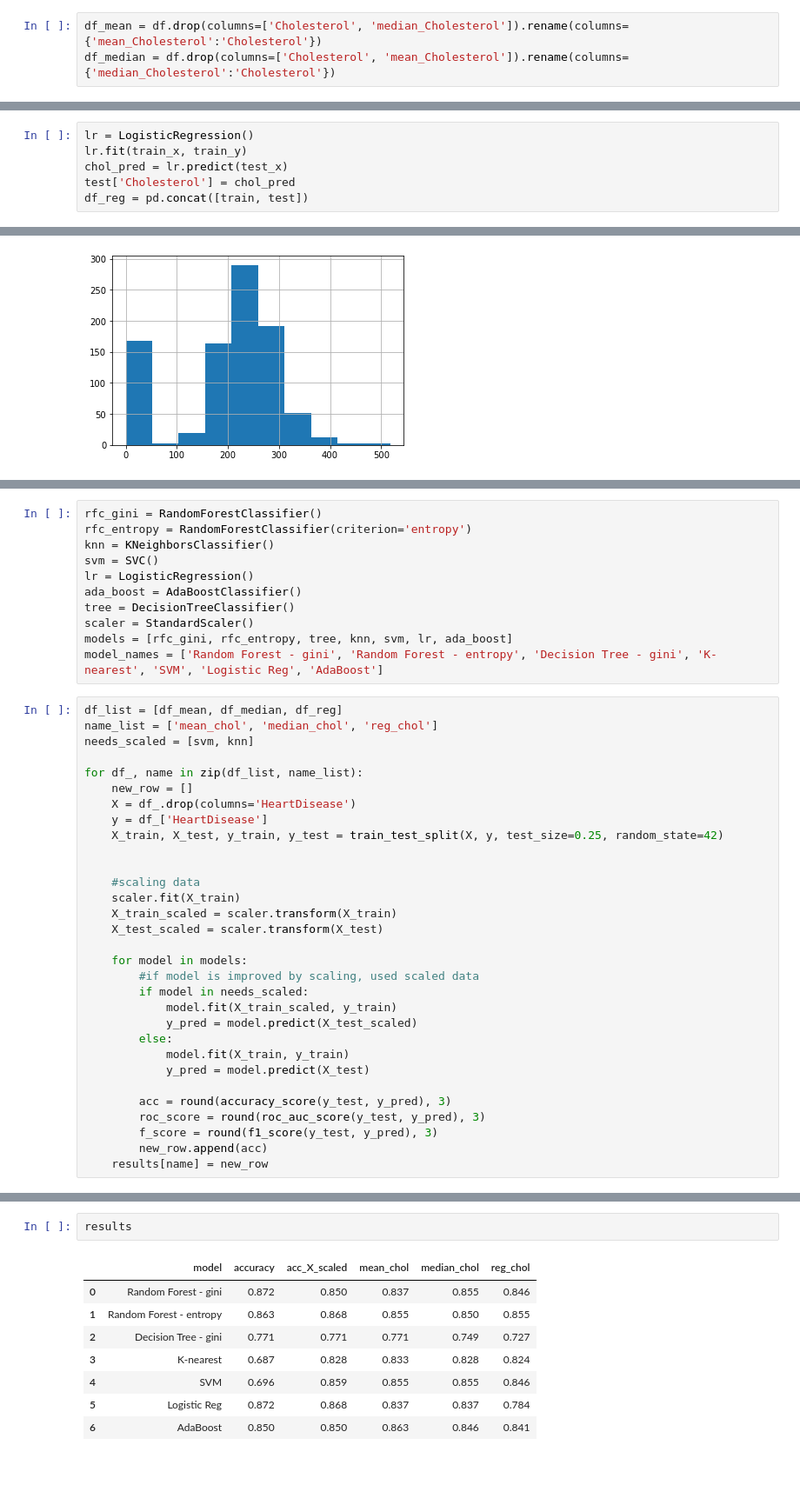
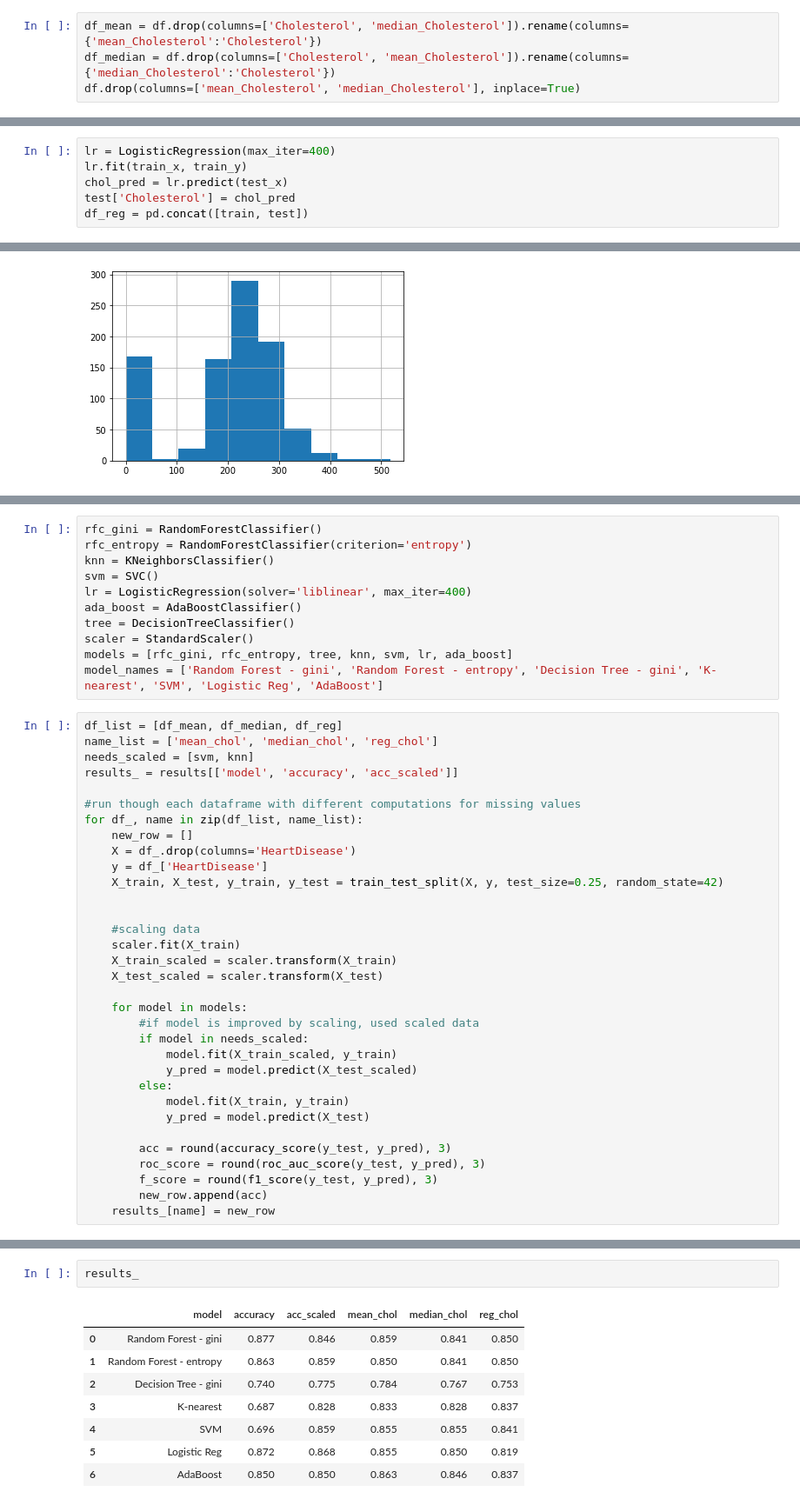
Before and after one commit to zholsclaw/Springboard, a Jupyter notebook: Capstone 2/Modeling.ipynb, the cells around one changed output, grey strips where cells are left out. Shown at 87% size. Saved outputs shown, nothing was run; the diff lists cells and outputs as text; blank space fills up the shorter version.

Commit message:
modeling done

```diff
--- a/Capstone 2/Modeling.ipynb
+++ b/Capstone 2/Modeling.ipynb
@@ -273,6 +276,7 @@ df['median_Cholesterol'] = df['Cholesterol'].replace(0, df['Cholesterol'].median
 # %%
 df_mean = df.drop(columns=['Cholesterol', 'median_Cholesterol']).rename(columns={'mean_Cholesterol':'Cholesterol'})
 df_median = df.drop(columns=['Cholesterol', 'mean_Cholesterol']).rename(columns={'median_Cholesterol':'Cholesterol'})
+df.drop(columns=['mean_Cholesterol', 'median_Cholesterol'], inplace=True)
 # %%
 train = df[df['Cholesterol'] != 0]
 test = df[df['Cholesterol'] == 0]
@@ -281,7 +285,7 @@ train_y = train['Cholesterol']
 test_x = test.drop(columns='Cholesterol')
 test_y = test['Cholesterol']
 # %%
-lr = LogisticRegression()
+lr = LogisticRegression(max_iter=400)
 lr.fit(train_x, train_y)
 chol_pred = lr.predict(test_x)
 test['Cholesterol'] = chol_pred
@@ -307,7 +311,7 @@ rfc_gini = RandomForestClassifier()
 rfc_entropy = RandomForestClassifier(criterion='entropy')
 knn = KNeighborsClassifier()
 svm = SVC()
-lr = LogisticRegression()
+lr = LogisticRegression(solver='liblinear', max_iter=400)
 ada_boost = AdaBoostClassifier()
 tree = DecisionTreeClassifier()
 scaler = StandardScaler()
@@ -317,7 +321,9 @@ model_names = ['Random Forest - gini', 'Random Forest - entropy', 'Decision Tree
 df_list = [df_mean, df_median, df_reg]
 name_list = ['mean_chol', 'median_chol', 'reg_chol']
 needs_scaled = [svm, knn]
+results_ = results[['model', 'accuracy', 'acc_scaled']]
 
+#run though each dataframe with different computations for missing values
 for df_, name in zip(df_list, name_list):
     new_row = []
     X = df_.drop(columns='HeartDisease')
@@ -343,4 +349,4 @@ for df_, name in zip(df_list, name_list):
         roc_score = round(roc_auc_score(y_test, y_pred), 3)
         f_score = round(f1_score(y_test, y_pred), 3)
         new_row.append(acc)
-    results[name] = new_row
+    results_[name] = new_row
@@ -365,12 +353,12 @@ Please also refer to the documentation for alternative solver options:
 # %%
-results
+results_
 # %% [output]
-|  | model | accuracy | acc_X_scaled | mean_chol | median_chol | reg_chol |
-| 0 | Random Forest - gini | 0.872 | 0.850 | 0.837 | 0.855 | 0.846 |
-| 1 | Random Forest - entropy | 0.863 | 0.868 | 0.855 | 0.850 | 0.855 |
-| 2 | Decision Tree - gini | 0.771 | 0.771 | 0.771 | 0.749 | 0.727 |
-| 3 | K-nearest | 0.687 | 0.828 | 0.833 | 0.828 | 0.824 |
-| 4 | SVM | 0.696 | 0.859 | 0.855 | 0.855 | 0.846 |
-| 5 | Logistic Reg | 0.872 | 0.868 | 0.837 | 0.837 | 0.784 |
-| 6 | AdaBoost | 0.850 | 0.850 | 0.863 | 0.846 | 0.841 |
+|  | model | accuracy | acc_scaled | mean_chol | median_chol | reg_chol |
+| 0 | Random Forest - gini | 0.877 | 0.846 | 0.859 | 0.841 | 0.850 |
+| 1 | Random Forest - entropy | 0.863 | 0.859 | 0.850 | 0.841 | 0.850 |
+| 2 | Decision Tree - gini | 0.740 | 0.775 | 0.784 | 0.767 | 0.753 |
+| 3 | K-nearest | 0.687 | 0.828 | 0.833 | 0.828 | 0.837 |
+| 4 | SVM | 0.696 | 0.859 | 0.855 | 0.855 | 0.841 |
+| 5 | Logistic Reg | 0.872 | 0.868 | 0.855 | 0.850 | 0.819 |
+| 6 | AdaBoost | 0.850 | 0.850 | 0.863 | 0.846 | 0.837 |
 # %% [markdown]
```
Also changed, not shown: parts of 14 cells of this notebook, 1 other file.
